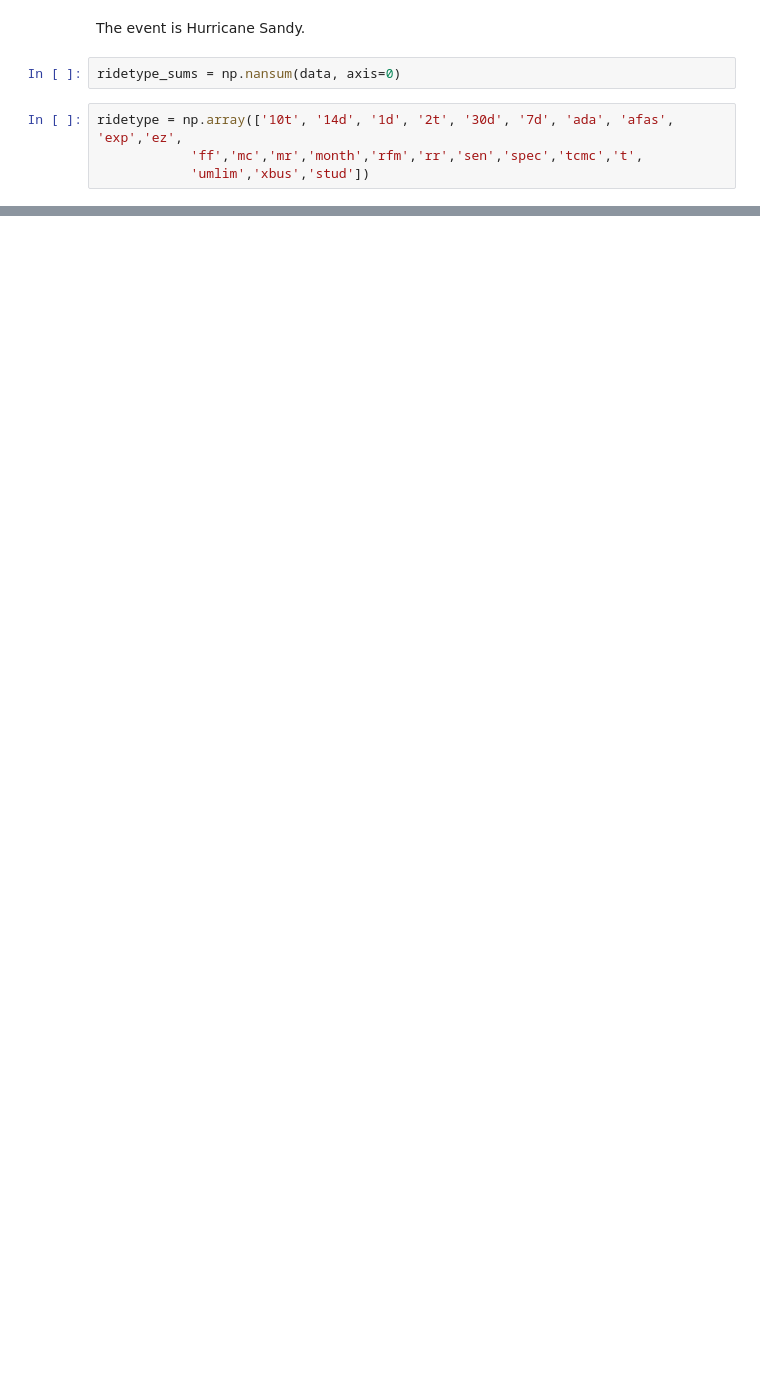
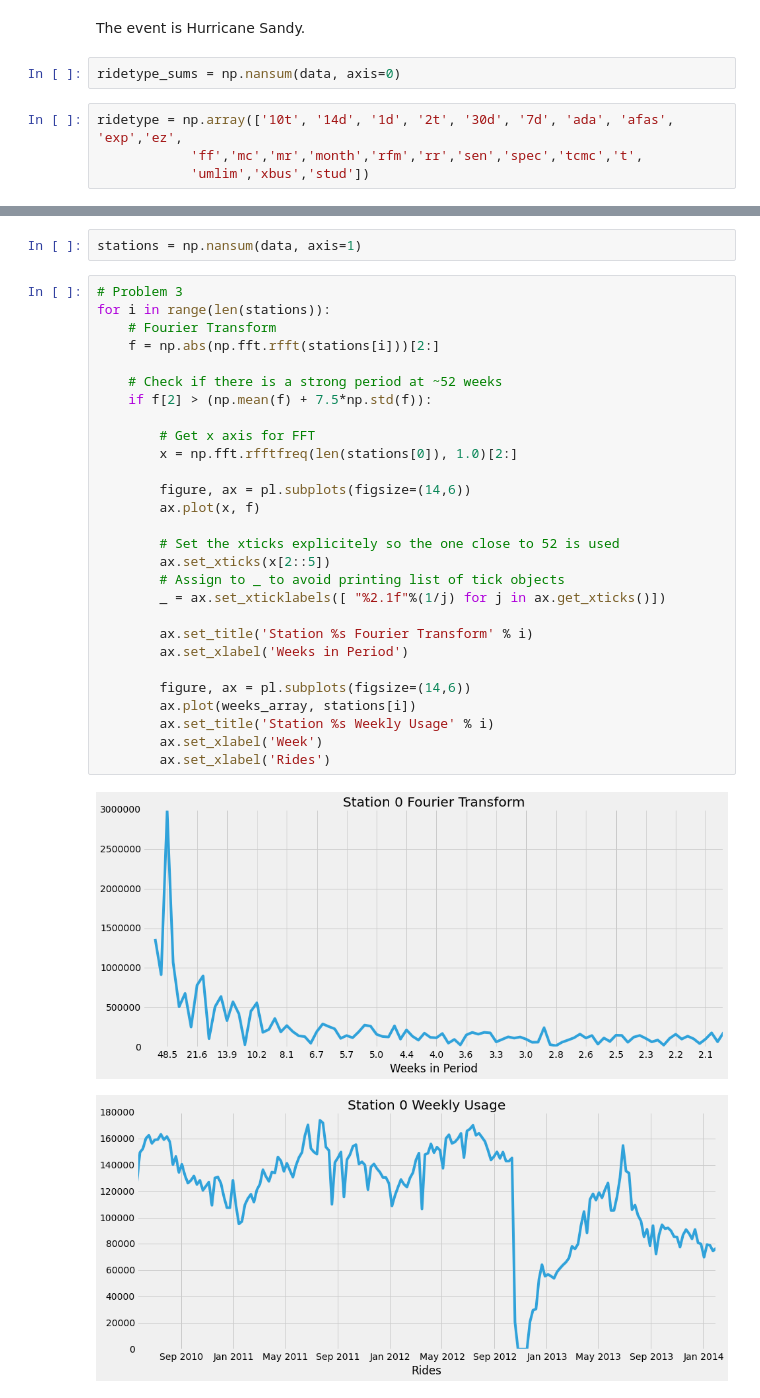
Before and after one commit to docmarionum1/PUI2015_jneiman, a Jupyter notebook: HW6/subway_timeseries.ipynb, the cells around one changed output, grey strips where cells are left out. Saved outputs shown, nothing was run; the diff lists cells and outputs as text; blank space fills up the shorter version.

```diff
--- a/HW6/subway_timeseries.ipynb
+++ b/HW6/subway_timeseries.ipynb
@@ -50,0 +81,33 @@ ridetype = np.array(['10t', '14d', '1d', '2t', '30d', '7d', 'ada', 'afas', 'exp'
+# %%
+stations = np.nansum(data, axis=1)
+# %%
+# Problem 3
+for i in range(len(stations)):
+    # Fourier Transform
+    f = np.abs(np.fft.rfft(stations[i]))[2:]
+
+    # Check if there is a strong period at ~52 weeks
+    if f[2] > (np.mean(f) + 7.5*np.std(f)):
+
+        # Get x axis for FFT
+        x = np.fft.rfftfreq(len(stations[0]), 1.0)[2:]
+
+        figure, ax = pl.subplots(figsize=(14,6))
+        ax.plot(x, f)
+
+        # Set the xticks explicitely so the one close to 52 is used
+        ax.set_xticks(x[2::5])
+        # Assign to _ to avoid printing list of tick objects
+        _ = ax.set_xticklabels([ "%2.1f"%(1/j) for j in ax.get_xticks()])
+
+        ax.set_title('Station %s Fourier Transform' % i)
+        ax.set_xlabel('Weeks in Period')
+
+        figure, ax = pl.subplots(figsize=(14,6))
+        ax.plot(weeks_array, stations[i])
+        ax.set_title('Station %s Weekly Usage' % i)
+        ax.set_xlabel('Week')
+        ax.set_xlabel('Rides')
+# %% [output]
+[figure, added]
+[figure, added]
```
Also changed, not shown: parts of 9 cells of this notebook.
